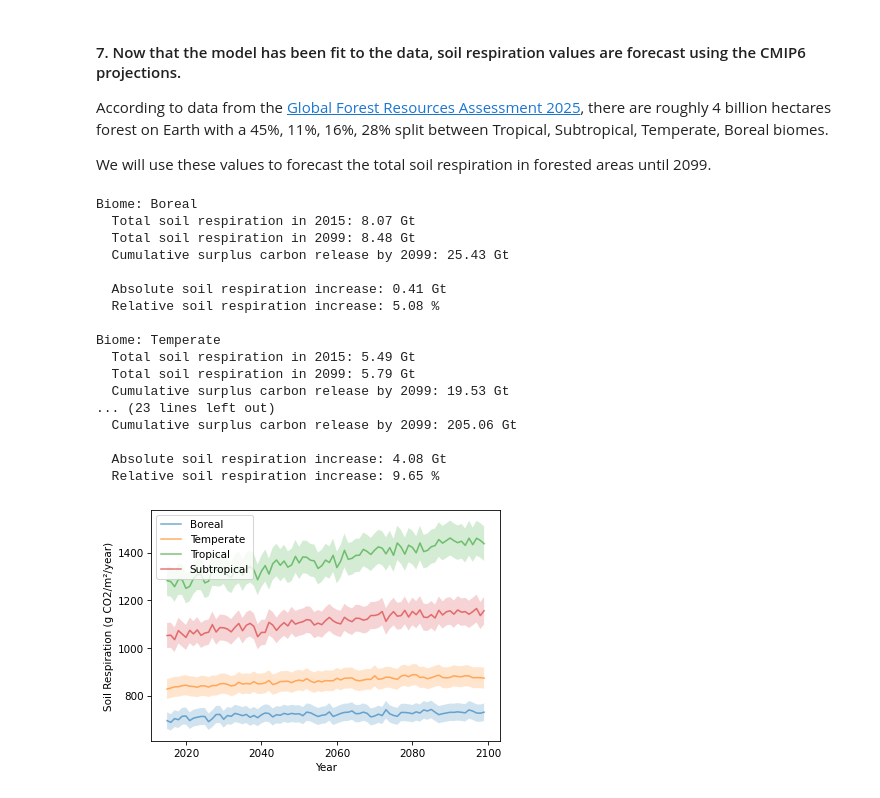
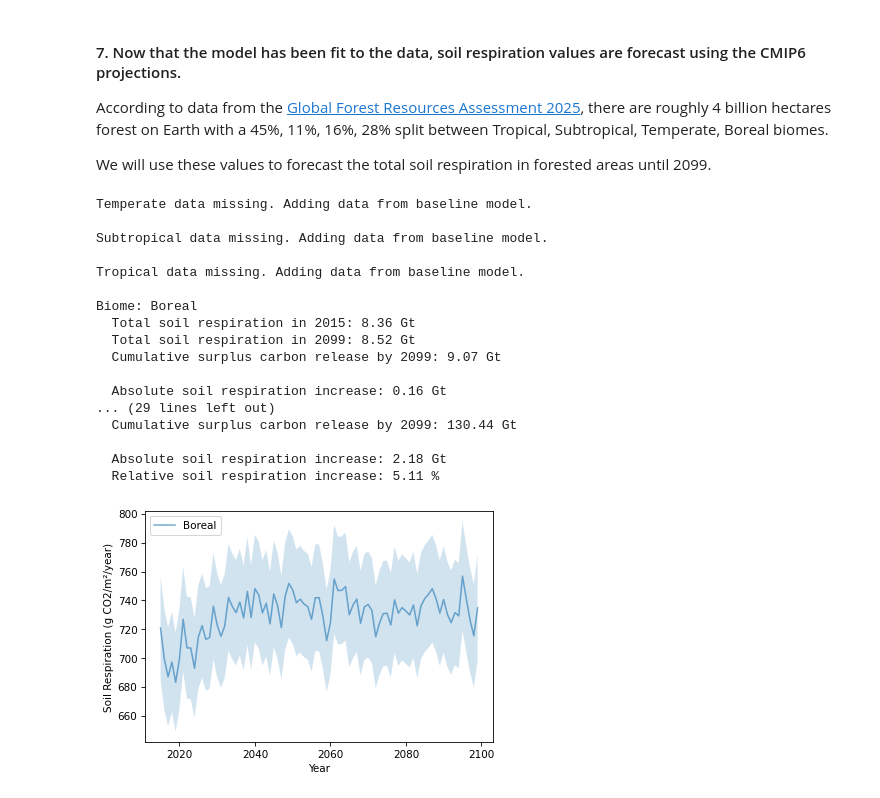
Before and after one commit to vinmk-git/Soil-Respiration-Model, a Jupyter notebook: soilRmodel.ipynb, the cells around one changed output. Cells and saved outputs as stored; diff of their text form; code cells hidden in the pictures.

```diff
--- a/soilRmodel.ipynb
+++ b/soilRmodel.ipynb
@@ -516,8 +518,8 @@ By changing the `biomes` variable you can optionally include
 We then select the nearest neighbors for the database locations on the temperature/moisture grid imported above.
 # %%
 #list biomes of interest for study
-biomes = ["Boreal", "Temperate", "Tropical", "Subtropical"]
-#biomes = ["Boreal", "Temperate", "Tropical"]
+#biomes = ["Boreal", "Temperate", "Tropical", "Subtropical"]
+biomes = ["Boreal", "Temperate", "Tropical"]
 #biomes = ["Temperate", "Tropical", "Subtropical"]
 #biomes = ["Subtropical", "Tropical"]
 
@@ -802,82 +804,82 @@ for i in biomes:
 if not "Boreal" in biomes:
   print("Boreal data missing. Adding data from baseline model. \n")
   if scenario == "ssp1_2_6":
-    biome_Rs.append(["Boreal_base", 8.356614, 8.519018])
+    biome_Rs.append(["Boreal_base", 8.356614, 8.519018, 9.07])
   elif scenario == "ssp2_4_5":
-    biome_Rs.append(["Boreal_base", 8.09877, 8.69734])
+    biome_Rs.append(["Boreal_base", 8.09877, 8.69734, 36.54])
   else:
-    biome_Rs.append(["Boreal_base", 8.268987, 9.342728])
+    biome_Rs.append(["Boreal_base", 8.268987, 9.342728, 44.68])
 
 if not "Temperate" in biomes:
   print("Temperate data missing. Adding data from baseline model. \n")
   if scenario == "ssp1_2_6":
-    biome_Rs.append(["Temperate_base", 5.632221, 5.866557 ])
+    biome_Rs.append(["Temperate_base", 5.632221, 5.866557, 12.95])
   elif scenario == "ssp2_4_5":
-    biome_Rs.append(["Temperate_base", 5.583306, 5.924361])
+    biome_Rs.append(["Temperate_base", 5.583306, 5.924361, 20.25])
   else:
-    biome_Rs.append(["Temperate_base", 5.576886, 6.617766])
+    biome_Rs.append(["Temperate_base", 5.576886, 6.617766, 39.4])
 
 if not "Subtropical" in biomes:
   print("Subtropical data missing. Adding data from baseline model. \n")
   if scenario == "ssp1_2_6":
-    biome_Rs.append(["Subtropical_base", 4.787176, 4.988161, 22.2])
+    biome_Rs.append(["Subtropical_base", 4.787176, 4.988161, 14.03])
   elif scenario == "ssp2_4_5":
-    biome_Rs.append(["Subtropical_base", 4.704192, 5.203073, 22.2])
+    biome_Rs.append(["Subtropical_base", 4.704192, 5.203073, 22.59])
   else:
-    biome_Rs.append(["Subtropical_base", 4.688351, 5.879540, 22.2])
+    biome_Rs.append(["Subtropical_base", 4.688351, 5.879540, 46.9])
 
 if not "Tropical" in biomes:
   print("Tropical data missing. Adding data from baseline model. \n")
   if scenario == "ssp1_2_6":
-    biome_Rs.append(["Tropical_base", 23.852278, 25.432247])
+    biome_Rs.append(["Tropical_base", 23.852278, 25.432247, 94.39])
   elif scenario == "ssp2_4_5":
-    biome_Rs.append(["Tropical_base", 23.908350, 26.535913])
+    biome_Rs.append(["Tropical_base", 23.908350, 26.535913, 132.31])
   else:
-    biome_Rs.append(["Tropical_base", 23.821641, 30.726544])
+    biome_Rs.append(["Tropical_base", 23.821641, 30.726544, 258.62])
 
 biome_Rs_df = pd.DataFrame(biome_Rs, columns=["Biome", "Rs_start_total", "Rs_end_total", "Gt_surplus_total"])
 total_data = pd.DataFrame({"Biome": ["Total"], "Rs_start_total": [biome_Rs_df["Rs_start_total"].sum()], "Rs_end_total": [biome_Rs_df["Rs_end_total"].sum()], "Gt_surplus_total": [biome_Rs_df["Gt_surplus_total"].sum()]})
 biome_Rs_df = pd.concat([biome_Rs_df, total_data], ignore_index=True)
 biome_Rs_df["Rs_abs_Gt"] = np.round(biome_Rs_df["Rs_end_total"] - biome_Rs_df["Rs_start_total"], decimals = 2)
 biome_Rs_df["Rs_rel_%"] = np.round(100 * biome_Rs_df["Rs_abs_Gt"] / biome_Rs_df["Rs_start_total"], decimals = 2)
 
 for i in biome_Rs_df["Biome"]:
   biome = biome_Rs_df[biome_Rs_df["Biome"] == i]
 
   print(f'''Biome: {i}
   Total soil respiration in {biome_predictions["year"].min()}: {np.round(biome['Rs_start_total'].values[0], decimals = 2)} Gt
   Total soil respiration in {biome_predictions["year"].max()}: {np.round(biome['Rs_end_total'].values[0], decimals = 2)} Gt
   Cumulative surplus carbon release by {biome_predictions["year"].max()}: {np.round(biome['Gt_surplus_total'].values[0],decimals=2)} Gt
 
   Absolute soil respiration increase: {biome['Rs_abs_Gt'].values[0]} Gt
   Relative soil respiration increase: {biome["Rs_rel_%"].values[0]} %
       ''')
 
 plt.xlabel('Year')
 plt.ylabel('Soil Respiration (g CO2/m²/year)')
 plt.legend()
 plt.show()
 
 projections_df["r"] = projections_df["Rs_annual_predictions"]  / radius_scaling
 # %% [output]
+Temperate data missing. Adding data from baseline model.
+
+Subtropical data missing. Adding data from baseline model.
+
+Tropical data missing. Adding data from baseline model.
+
 Biome: Boreal
-  Total soil respiration in 2015: 8.07 Gt
-  Total soil respiration in 2099: 8.48 Gt
-  Cumulative surplus carbon release by 2099: 25.43 Gt
+  Total soil respiration in 2015: 8.36 Gt
+  Total soil respiration in 2099: 8.52 Gt
+  Cumulative surplus carbon release by 2099: 9.07 Gt
 
-  Absolute soil respiration increase: 0.41 Gt
-  Relative soil respiration increase: 5.08 %
+  Absolute soil respiration increase: 0.16 Gt
+... (29 lines left out)
+  Cumulative surplus carbon release by 2099: 130.44 Gt
 
-Biome: Temperate
-  Total soil respiration in 2015: 5.49 Gt
-  Total soil respiration in 2099: 5.79 Gt
-  Cumulative surplus carbon release by 2099: 19.53 Gt
-... (23 lines left out)
-  Cumulative surplus carbon release by 2099: 205.06 Gt
-
-  Absolute soil respiration increase: 4.08 Gt
-  Relative soil respiration increase: 9.65 %
+  Absolute soil respiration increase: 2.18 Gt
+  Relative soil respiration increase: 5.11 %
-[figure, old version]
+[figure, new version]
 # %%
 Rs_predictions = projections_df.hvplot.points(
     x='lon',
```
Also changed, not shown: parts of 7 cells of this notebook.
